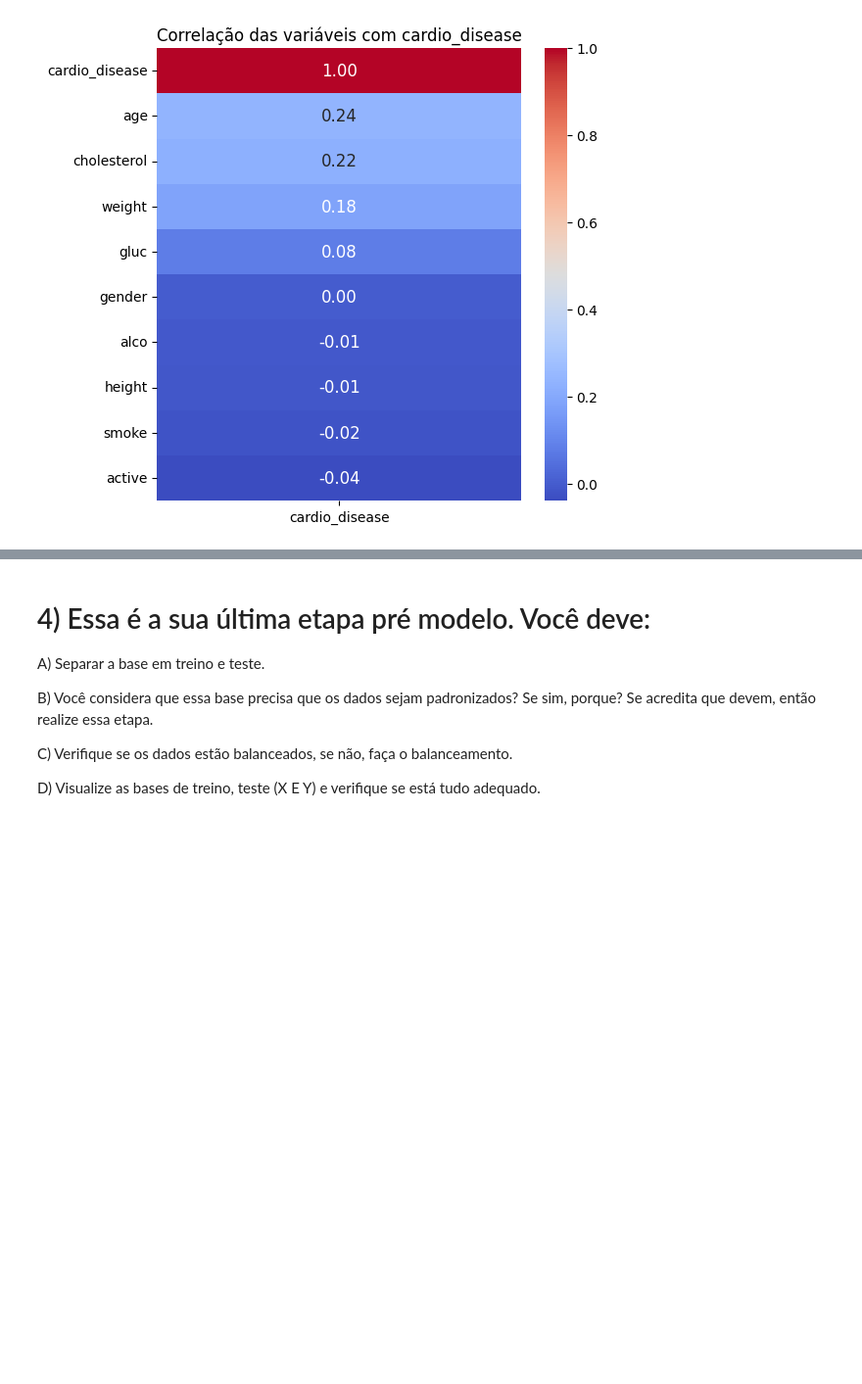
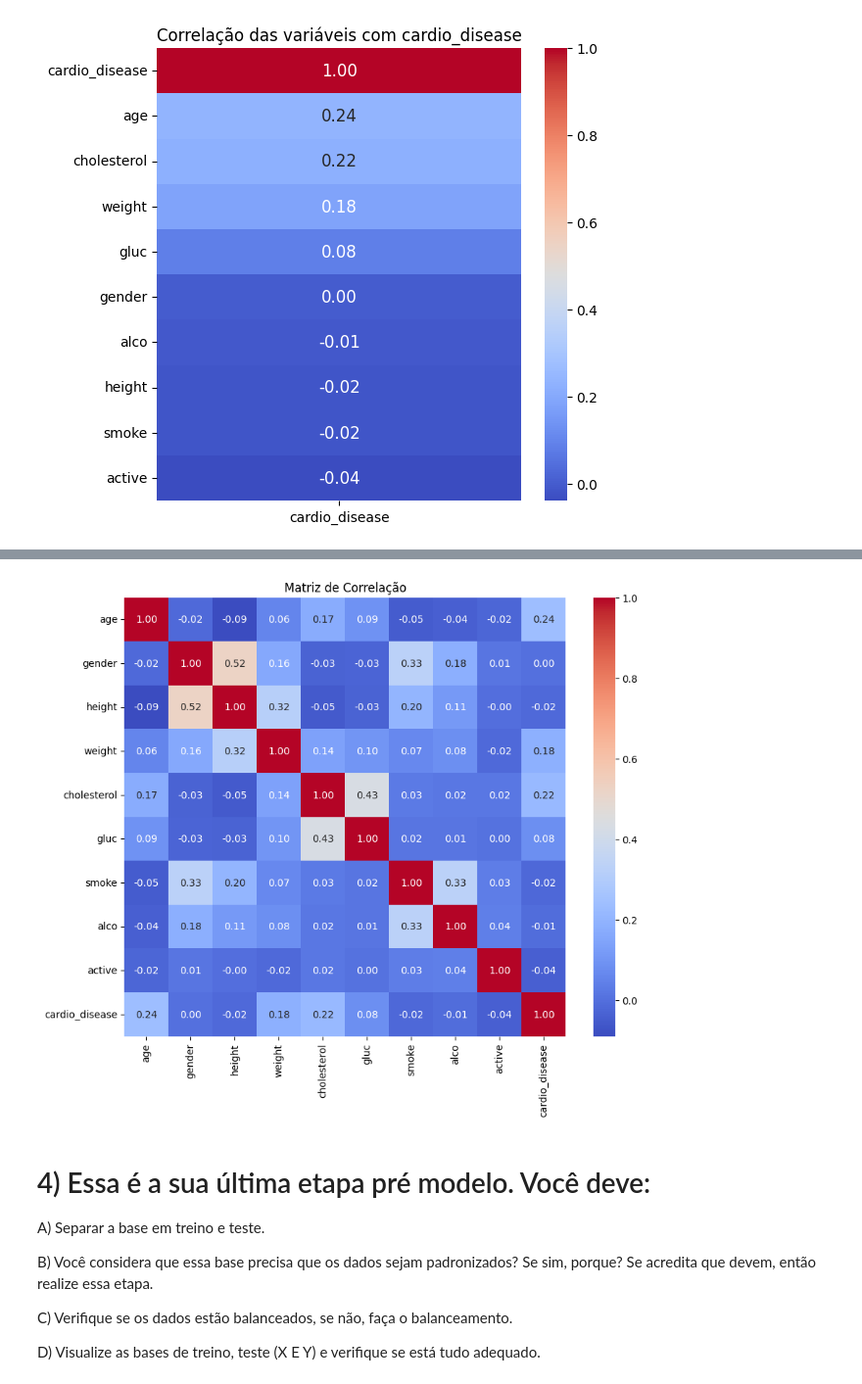
Before and after one commit to marinappdf/projetos-EBAC, a Jupyter notebook: Regressão Logística/Profissao Cientista de Dados M27 Pratique.ipynb, the cells around one changed output, grey strips where cells are left out. Shown at 98% size. Cells and saved outputs as stored; diff of their text form; code cells hidden in the pictures; blank space fills up the shorter version.

```diff
--- a/Regressão Logística/Profissao Cientista de Dados M27 Pratique.ipynb
+++ b/Regressão Logística/Profissao Cientista de Dados M27 Pratique.ipynb
@@ -173,4 +163,5 @@ Name: height, dtype: float64
 # %%
-outlier = base["height"][base["height"] < 140]
-100*len(outlier)/len(base)
+base = base[(base["height"] <200)]
+base = base[base["height"] >= 140]
+base.describe()
 # %% [output]
@@ -178,4 +183,3 @@ outlier = base["height"][base["height"] < 140]
 # %%
-base = base[(base["height"] != 250)]
-base = base[base["height"] >= 140]
-base.describe()
+base = base[(base["weight"]<120)]
+base= base[base["weight"]>40]
@@ -265,0 +245,19 @@ fig.show()
+# %%
+nbins = 10
+base['weight_bin'] = pd.cut(base['weight'], bins=nbins)
+grouped = (base.groupby(['weight_bin', 'cardio_disease']).size().reset_index(name='count'))
+grouped['percent'] = grouped.groupby('weight_bin')['count'].transform(lambda x: x / x.sum() * 100)
+grouped['weight_bin'] = grouped['weight_bin'].astype(str)
+categories = [str(interval) for interval in base['weight_bin'].cat.categories]
+
+fig = px.histogram(
+    grouped,
+    x='weight_bin',
+    y='percent',
+    color='cardio_disease',
+    barmode='stack',
+    category_orders={'weight_bin': categories},
+    labels={'weight_bin': 'Faixas de Peso', 'percent': 'Percentual (%)', 'cardio_disease': 'Doença Cardíaca'}
+)
+
+fig.show()
@@ -266,3 +275,11 @@ fig.show()
+# %%
+correlation_matrix = base.select_dtypes(include=['number']).corr()
+plt.figure(figsize=(10, 8))
+sns.heatmap(correlation_matrix, annot=True, cmap='coolwarm', fmt=".2f", annot_kws={"size": 10})
+plt.title('Matriz de Correlação')
+plt.show()
+# %% [output]
+[figure, added]
 # %% [markdown]
 # 4) Essa é a sua última etapa pré modelo. Você deve:
 
```
Also changed, not shown: parts of 33 cells of this notebook.
